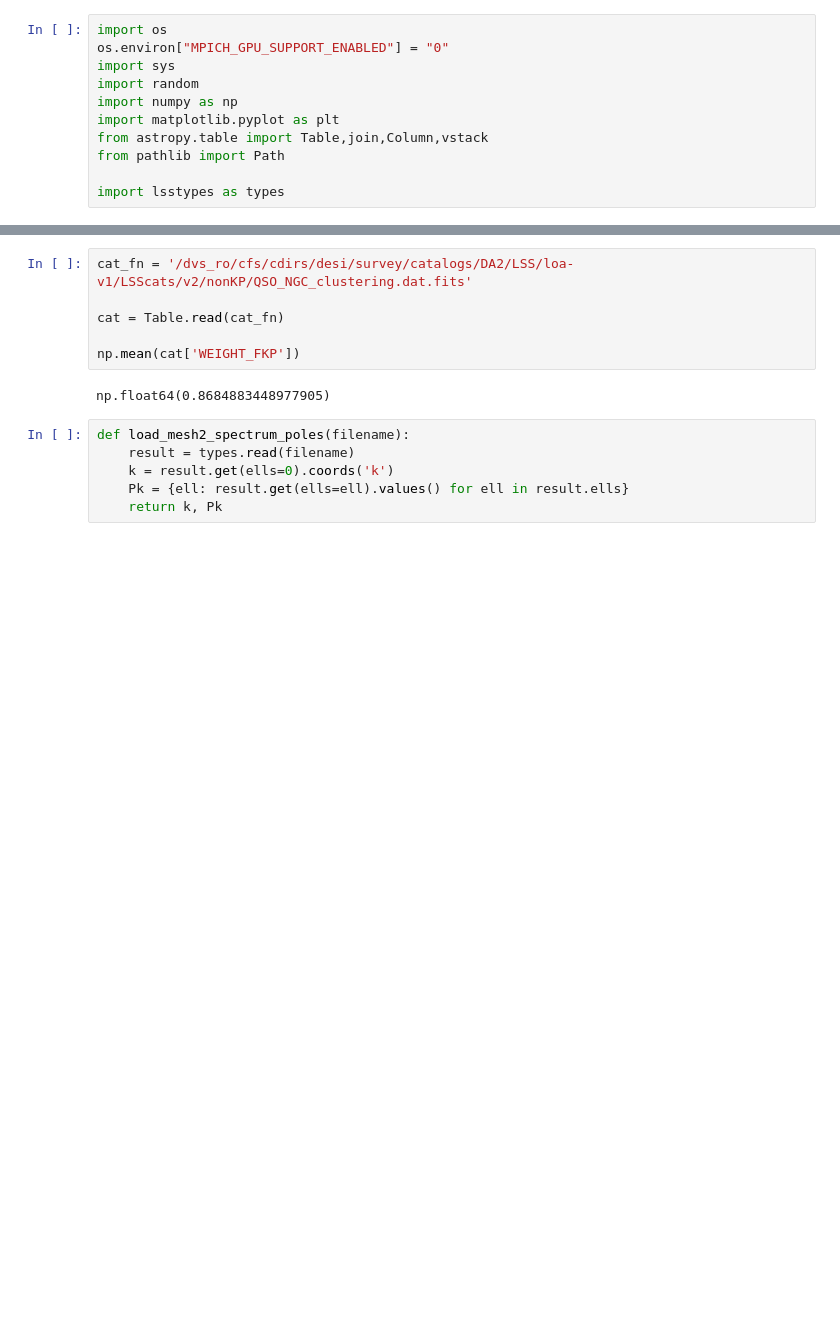
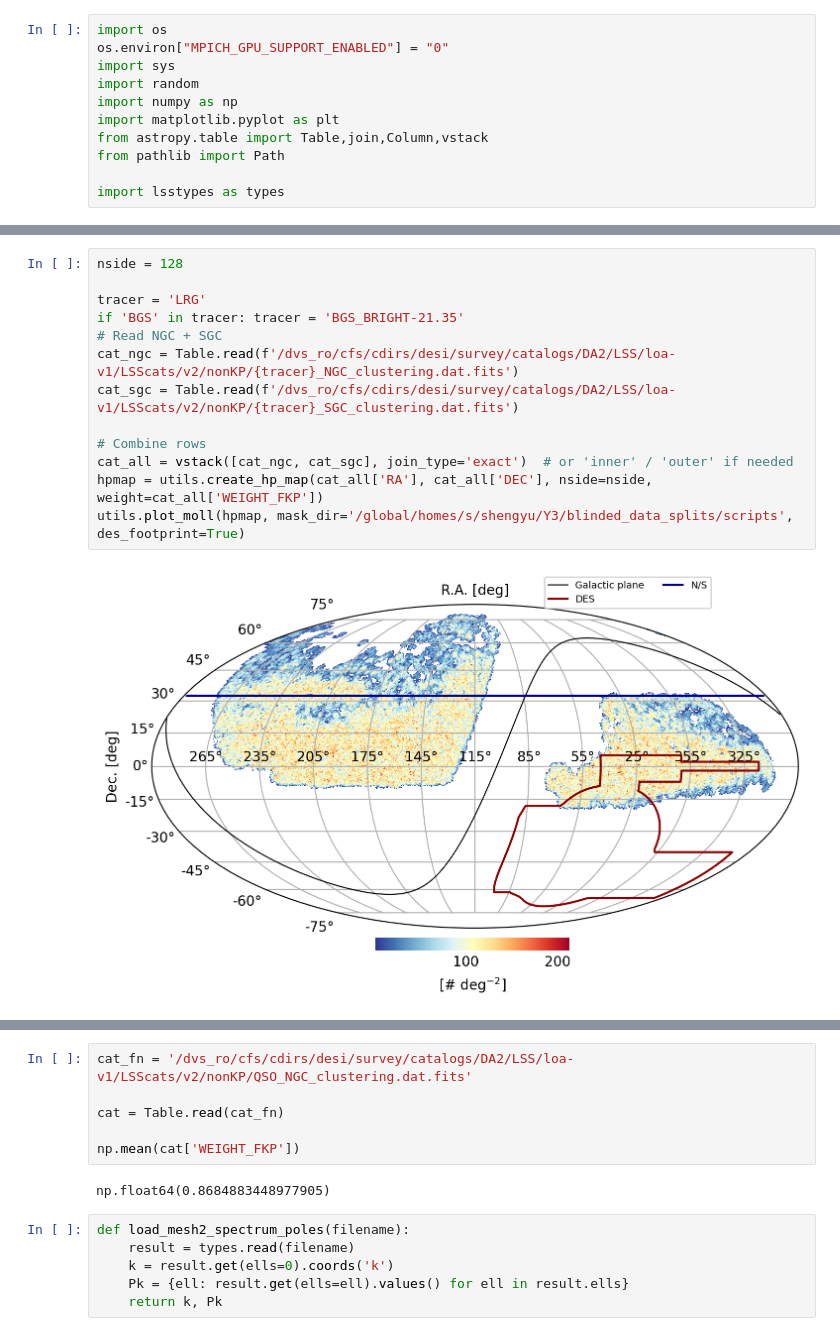
Before and after one commit to ShengyuHE/desi_y3_blinded_data_splits, a Jupyter notebook: main/notebooks/check_data.ipynb, the cells around one changed output, grey strips where cells are left out. Saved outputs shown, nothing was run; the diff lists cells and outputs as text; blank space fills up the shorter version.

```diff
--- a/main/notebooks/check_data.ipynb
+++ b/main/notebooks/check_data.ipynb
@@ -24,3 +23,18 @@ The autoreload extension is already loaded. To reload it, use:
+# %%
+nside = 128
+
+tracer = 'LRG'
+if 'BGS' in tracer: tracer = 'BGS_BRIGHT-21.35'
+# Read NGC + SGC
+cat_ngc = Table.read(f'/dvs_ro/cfs/cdirs/desi/survey/catalogs/DA2/LSS/loa-v1/LSScats/v2/nonKP/{tracer}_NGC_clustering.dat.fits')
+cat_sgc = Table.read(f'/dvs_ro/cfs/cdirs/desi/survey/catalogs/DA2/LSS/loa-v1/LSScats/v2/nonKP/{tracer}_SGC_clustering.dat.fits')
+
+# Combine rows
+cat_all = vstack([cat_ngc, cat_sgc], join_type='exact')  # or 'inner' / 'outer' if needed
+hpmap = utils.create_hp_map(cat_all['RA'], cat_all['DEC'], nside=nside, weight=cat_all['WEIGHT_FKP'])
+utils.plot_moll(hpmap, mask_dir='/global/homes/s/shengyu/Y3/blinded_data_splits/scripts', des_footprint=True)
+# %% [output]
+[figure, added]
 # %%
 nside = 128
 
```
Also changed, not shown: parts of 6 cells of this notebook, 14 other files.
